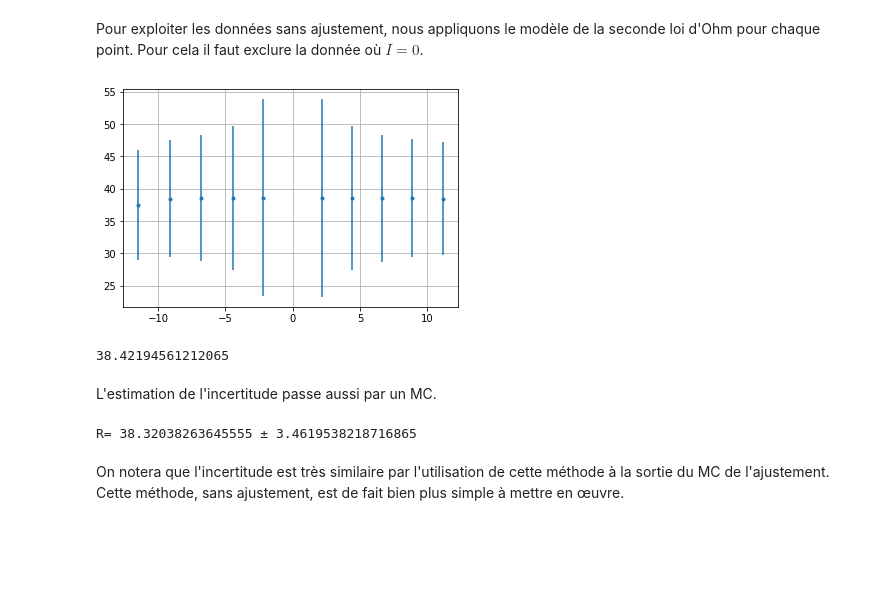
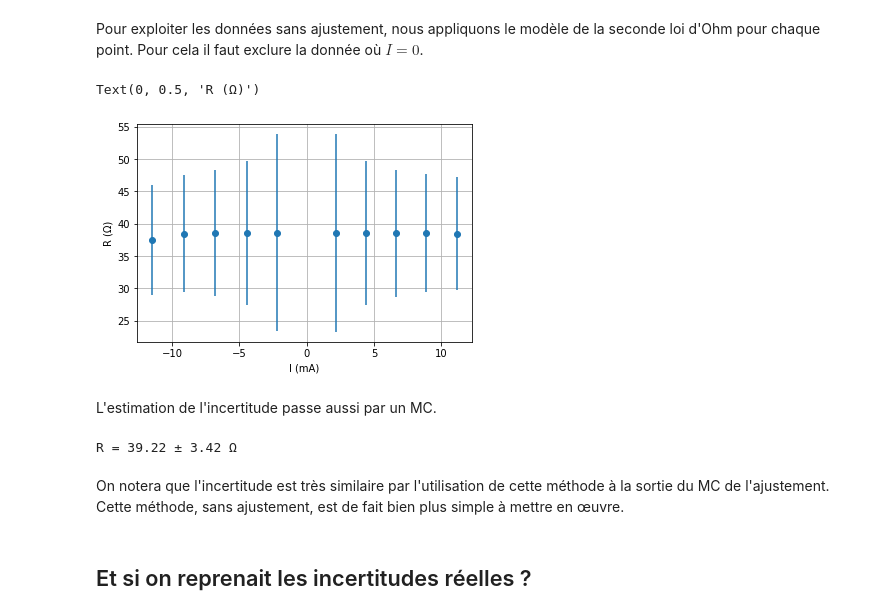
Before and after one commit to tjbtjbtjb/Vrac, a Jupyter notebook: AIPC2223/Ajustement_Ohm.ipynb, the cells around one changed output. Saved outputs shown, nothing was run; the diff lists cells and outputs as text; code cells hidden in the pictures; blank space fills up the shorter version.

```diff
--- a/AIPC2223/Ajustement_Ohm.ipynb
+++ b/AIPC2223/Ajustement_Ohm.ipynb
@@ -154,6 +177,8 @@ if fitutils_info == None:
 
 import fitutils as fu
 # %%
-fu.linfitxy(I, U, u_I, u_U, plot=True)
+out=fu.linfitxy(I, U, u_I, u_U, plot=True)
 plt.grid()
+
+printResult(out[0],out[2])
 # %% [output]
@@ -173,25 +199,27 @@ u_II = u_I[I!=0]
 RR   = UU/II
 u_RR = RR*np.sqrt( (u_UU/UU)**2 + (u_II/II)**2 )
 # %%
-plt.errorbar(II, RR, yerr=u_RR, fmt='.')
+plt.errorbar(II, RR, yerr=u_RR, fmt='o')
 plt.grid()
+plt.xlabel('I (mA)')
+plt.ylabel('R (Ω)')
 # %% [output]
+Text(0, 0.5, 'R (Ω)')
-[figure, old version]
+[figure, new version]
-# %%
-np.mean(RR)
-# %% [output]
-38.42194561212065
 # %% [markdown]
 L'estimation de l'incertitude passe aussi par un MC.
 # %%
-nbPseudoExp = 2048
-rList = []
+nbPseudoExp = 5
+rList = np.zeros((nbPseudoExp,RR.size))
 
 for i in range(nbPseudoExp):
     R_tmp = np.random.normal(RR, u_RR)
-    rList.append(R_tmp)
-print('R=', np.mean(rList), '±', np.std(rList)/np.sqrt(RR.size))
+    rList[i] = R_tmp
+
+printResult(np.mean(rList), np.std(rList)/np.sqrt(RR.size))
 # %% [output]
-R= 38.32038263645555 ± 3.4619538218716865
+R = 39.22 ± 3.42 Ω
 # %% [markdown]
 On notera que l'incertitude est très similaire par l'utilisation de cette méthode à la sortie du MC de l'ajustement. Cette méthode, sans ajustement, est de fait bien plus simple à mettre en œuvre.
+# %% [markdown]
+## Et si on reprenait les incertitudes réelles ?
```
Also changed, not shown: parts of 33 cells of this notebook.
